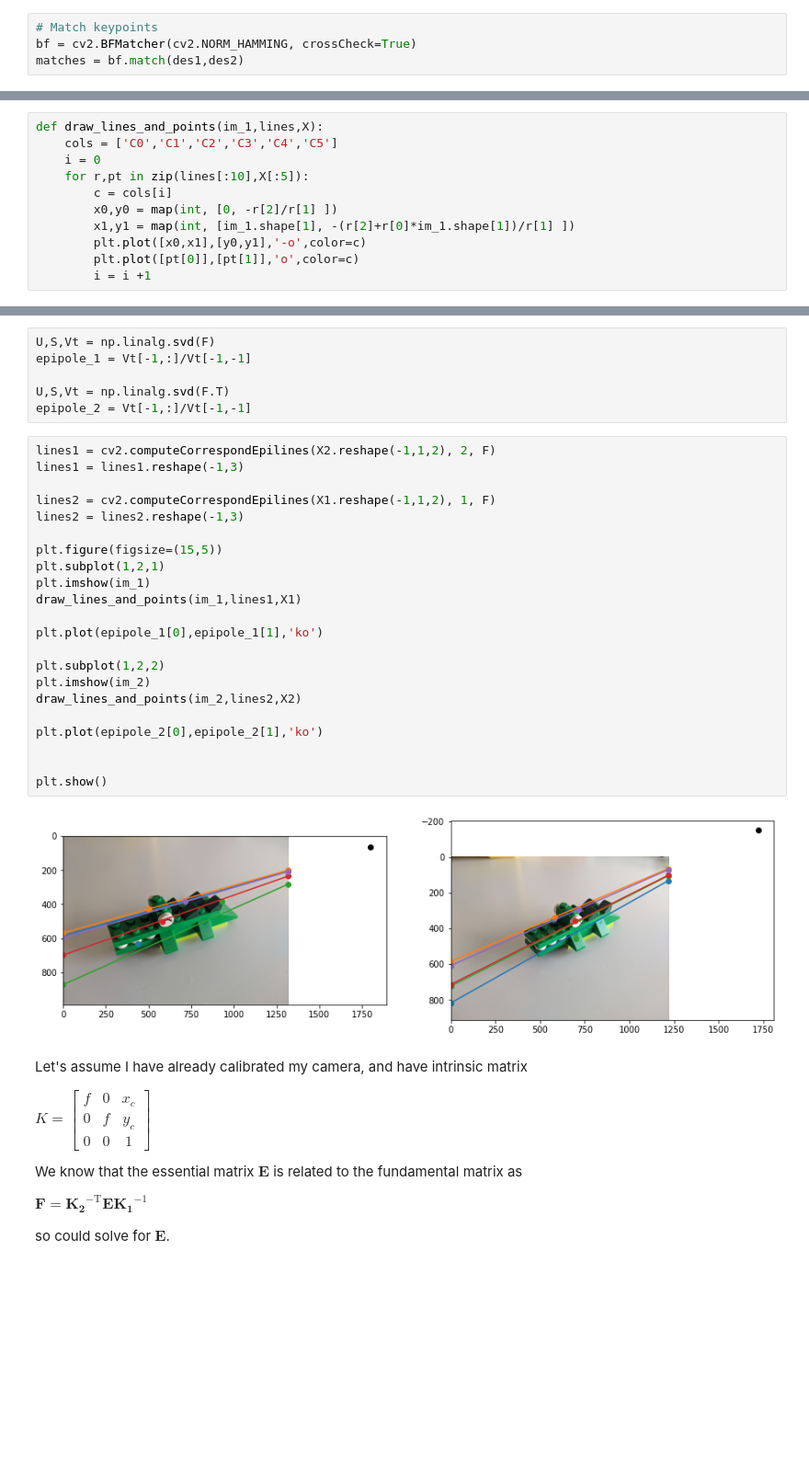
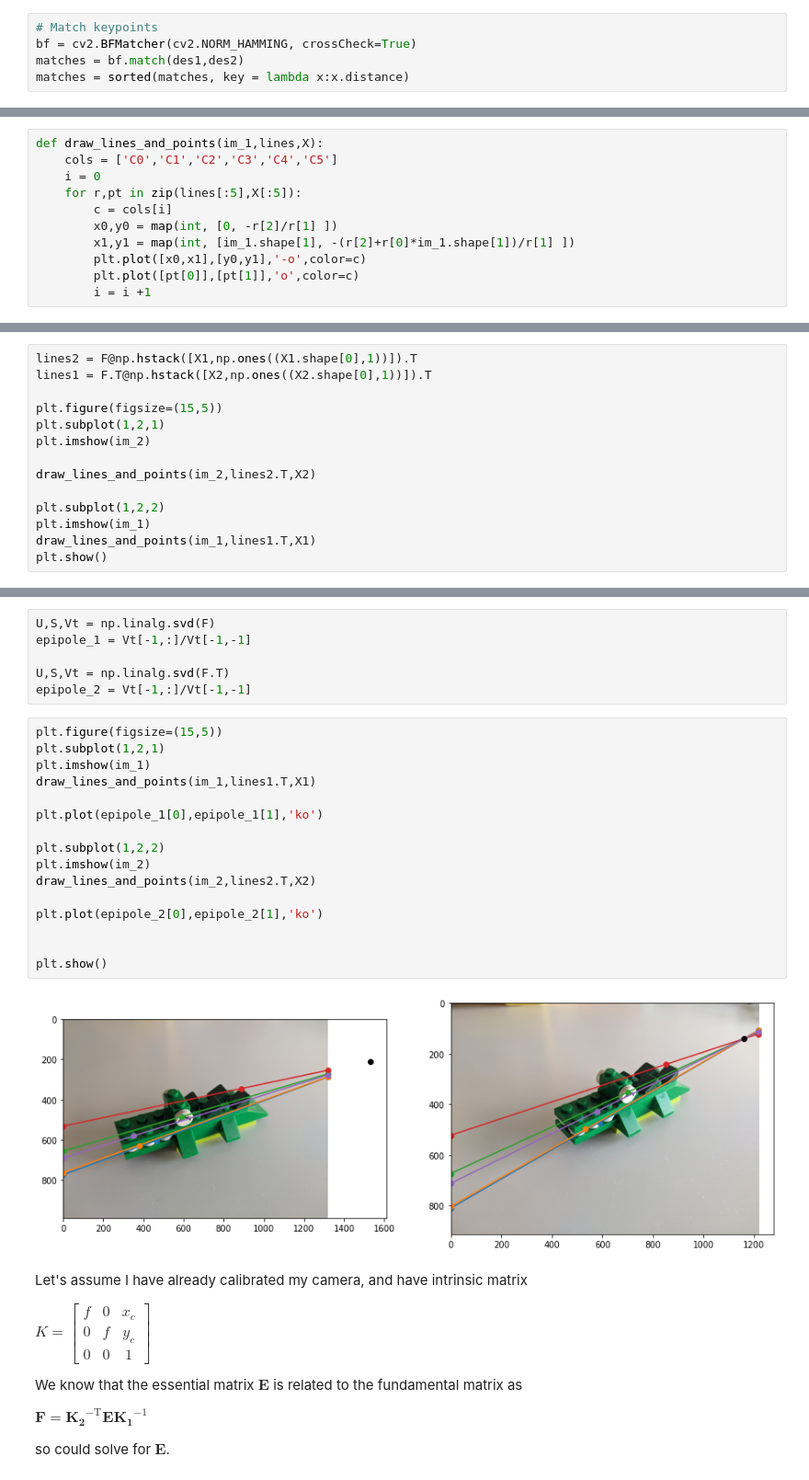
Before and after one commit to mgb45/ECE4076, a Jupyter notebook: Week 6 - Stereo vision and space carving.ipynb, the cells around one changed output, grey strips where cells are left out. Shown at 92% size. Saved outputs shown, nothing was run; the diff lists cells and outputs as text; blank space fills up the shorter version.

Commit message:
Some edits to week 6, adding explanation of E decomposition, manual epipolar line calculation

```diff
--- a/Week 6 - Stereo vision and space carving.ipynb
+++ b/Week 6 - Stereo vision and space carving.ipynb
@@ -34,6 +34,7 @@ kp2, des2 = orb.detectAndCompute(im_2,None)
 # Match keypoints
 bf = cv2.BFMatcher(cv2.NORM_HAMMING, crossCheck=True)
 matches = bf.match(des1,des2)
+matches = sorted(matches, key = lambda x:x.distance)
 # %%
 # Draw all matches
 plt.figure(figsize=(15,5))
@@ -63,7 +64,7 @@ F, mask = cv2.findFundamentalMat(X1,X2,cv2.FM_LMEDS)
 def draw_lines_and_points(im_1,lines,X):
     cols = ['C0','C1','C2','C3','C4','C5']
     i = 0
-    for r,pt in zip(lines[:10],X[:5]):
+    for r,pt in zip(lines[:5],X[:5]):
         c = cols[i]
         x0,y0 = map(int, [0, -r[2]/r[1] ])
         x1,y1 = map(int, [im_1.shape[1], -(r[2]+r[0]*im_1.shape[1])/r[1] ])
@@ -72,0 +76,14 @@ def draw_lines_and_points(im_1,lines,X):
+# %%
+lines2 = F@np.hstack([X1,np.ones((X1.shape[0],1))]).T
+lines1 = F.T@np.hstack([X2,np.ones((X2.shape[0],1))]).T
+
+plt.figure(figsize=(15,5))
+plt.subplot(1,2,1)
+plt.imshow(im_2)
+
+draw_lines_and_points(im_2,lines2.T,X2)
+
+plt.subplot(1,2,2)
+plt.imshow(im_1)
+draw_lines_and_points(im_1,lines1.T,X1)
+plt.show()
@@ -79,29 +98,23 @@ epipole_1 = Vt[-1,:]/Vt[-1,-1]
 U,S,Vt = np.linalg.svd(F.T)
 epipole_2 = Vt[-1,:]/Vt[-1,-1]
 # %%
-lines1 = cv2.computeCorrespondEpilines(X2.reshape(-1,1,2), 2, F)
-lines1 = lines1.reshape(-1,3)
-
-lines2 = cv2.computeCorrespondEpilines(X1.reshape(-1,1,2), 1, F)
-lines2 = lines2.reshape(-1,3)
-
 plt.figure(figsize=(15,5))
 plt.subplot(1,2,1)
 plt.imshow(im_1)
-draw_lines_and_points(im_1,lines1,X1)
+draw_lines_and_points(im_1,lines1.T,X1)
 
 plt.plot(epipole_1[0],epipole_1[1],'ko')
 
 plt.subplot(1,2,2)
 plt.imshow(im_2)
-draw_lines_and_points(im_2,lines2,X2)
+draw_lines_and_points(im_2,lines2.T,X2)
 
 plt.plot(epipole_2[0],epipole_2[1],'ko')
 
 
 plt.show()
 # %% [output]
-[figure, old version]
+[figure, new version]
 # %% [markdown]
 Let's assume I have already calibrated my camera, and have intrinsic matrix
 
```
Also changed, not shown: parts of 10 cells of this notebook.
